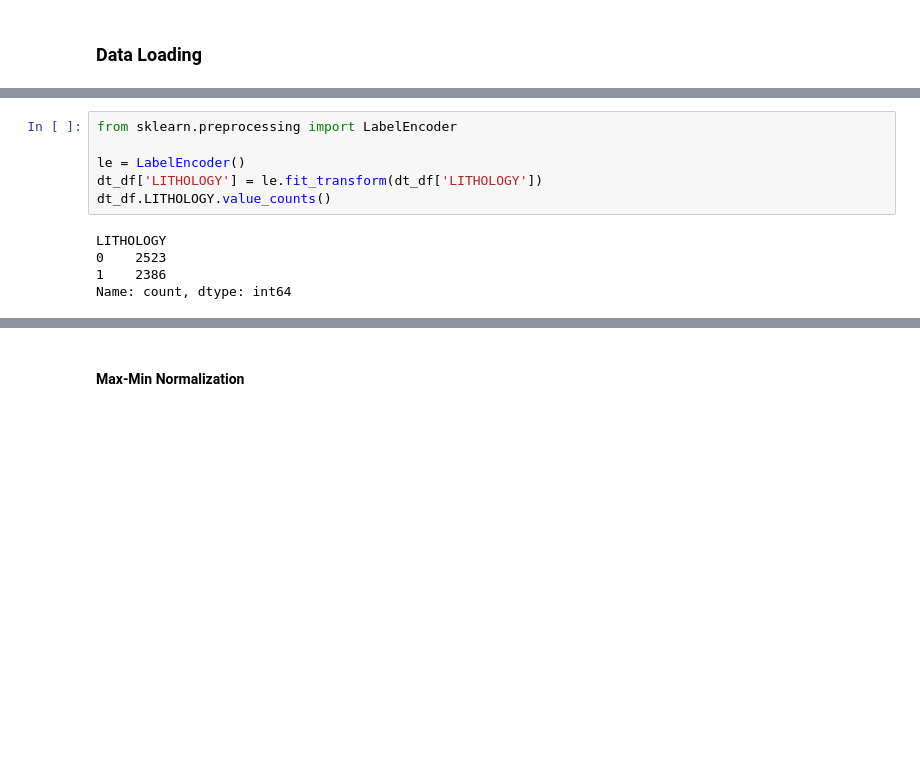
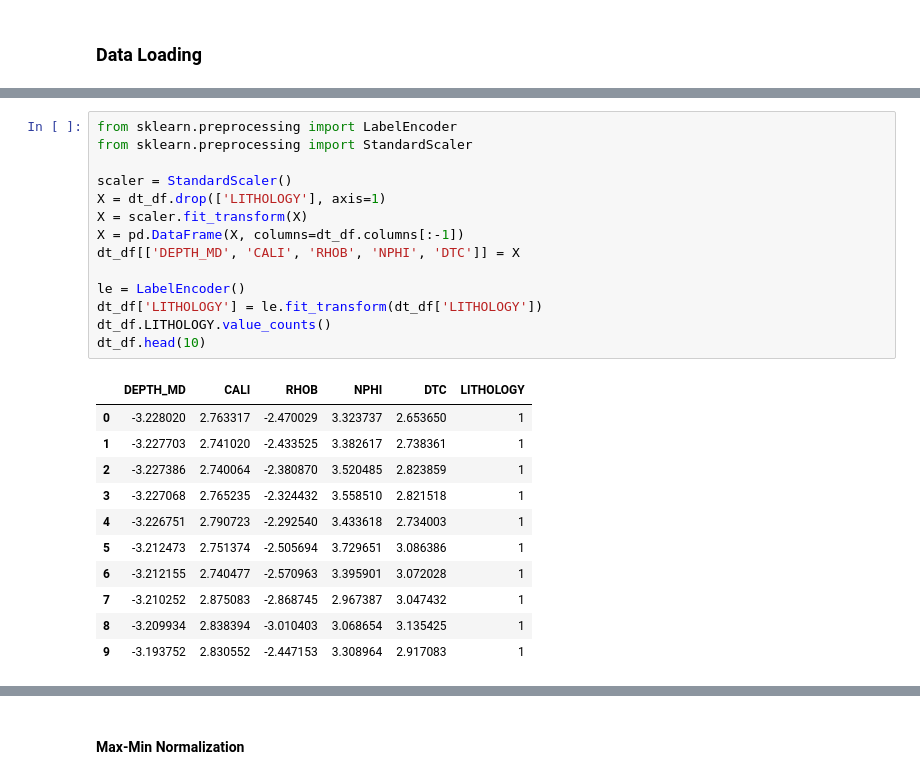
Before and after one commit to tuanna712/MLDSSpring25, a Jupyter notebook: notebooks/07_regression.ipynb, the cells around one changed output, grey strips where cells are left out. Drawn from its saved outputs; the diff is of its cells as text; blank space fills up the shorter version.

```diff
--- a/notebooks/07_regression.ipynb
+++ b/notebooks/07_regression.ipynb
@@ -37,11 +43,26 @@ dt_df.head()
 # %%
 from sklearn.preprocessing import LabelEncoder
+from sklearn.preprocessing import StandardScaler
+
+scaler = StandardScaler()
+X = dt_df.drop(['LITHOLOGY'], axis=1)
+X = scaler.fit_transform(X)
+X = pd.DataFrame(X, columns=dt_df.columns[:-1])
+dt_df[['DEPTH_MD', 'CALI', 'RHOB', 'NPHI', 'DTC']] = X
 
 le = LabelEncoder()
 dt_df['LITHOLOGY'] = le.fit_transform(dt_df['LITHOLOGY'])
 dt_df.LITHOLOGY.value_counts()
+dt_df.head(10)
 # %% [output]
-LITHOLOGY
-0    2523
-1    2386
-Name: count, dtype: int64
+|  | DEPTH_MD | CALI | RHOB | NPHI | DTC | LITHOLOGY |
+| 0 | -3.228020 | 2.763317 | -2.470029 | 3.323737 | 2.653650 | 1 |
+| 1 | -3.227703 | 2.741020 | -2.433525 | 3.382617 | 2.738361 | 1 |
+| 2 | -3.227386 | 2.740064 | -2.380870 | 3.520485 | 2.823859 | 1 |
+| 3 | -3.227068 | 2.765235 | -2.324432 | 3.558510 | 2.821518 | 1 |
+| 4 | -3.226751 | 2.790723 | -2.292540 | 3.433618 | 2.734003 | 1 |
+| 5 | -3.212473 | 2.751374 | -2.505694 | 3.729651 | 3.086386 | 1 |
+| 6 | -3.212155 | 2.740477 | -2.570963 | 3.395901 | 3.072028 | 1 |
+| 7 | -3.210252 | 2.875083 | -2.868745 | 2.967387 | 3.047432 | 1 |
+| 8 | -3.209934 | 2.838394 | -3.010403 | 3.068654 | 3.135425 | 1 |
+| 9 | -3.193752 | 2.830552 | -2.447153 | 3.308964 | 2.917083 | 1 |
```
Also changed, not shown: parts of 16 cells of this notebook.
